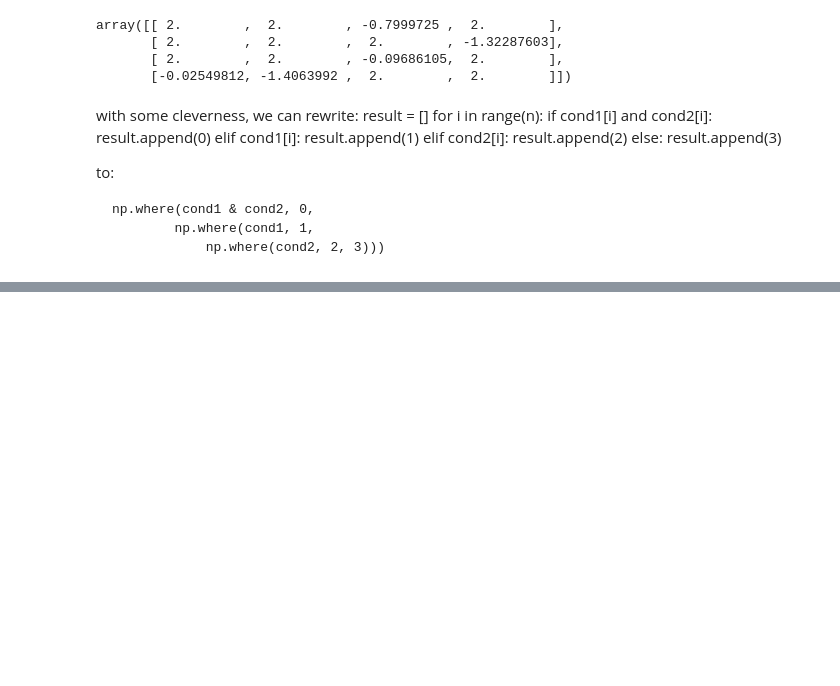
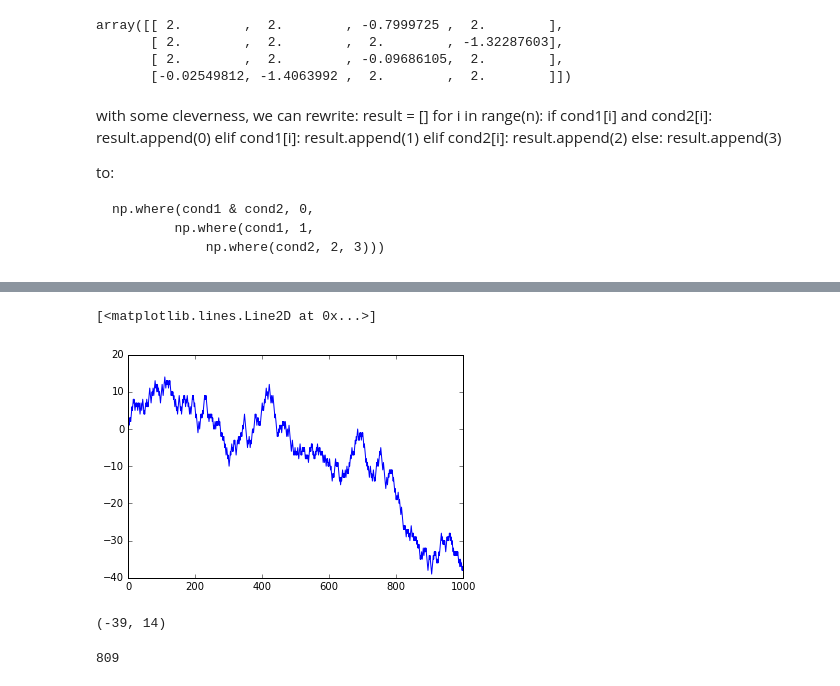
Before and after one commit to ja-vazquez/Python_compendium, a Jupyter notebook: Numpy.ipynb, the cells around one changed output, grey strips where cells are left out. Cells and saved outputs as stored; diff of their text form; code cells hidden in the pictures; blank space fills up the shorter version.

```diff
--- a/Numpy.ipynb
+++ b/Numpy.ipynb
@@ -471,0 +616,8 @@ to:
+# %%
+arr = np.random.randn(100)
+# %%
+j=0
+for i in arr:
+    if i> 0:
+        j+=1
+j
@@ -471,0 +866,14 @@ to:
+# %%
+plt.plot([i for i in np.arange(nsteps)], walk)
+# %% [output]
+[<matplotlib.lines.Line2D at 0x...>]
+[figure, added]
+# %%
+walk.min(), walk.max()
+# %% [output]
+(-39, 14)
+# %%
+# when it first crosses 10
+(np.abs(walk) >= 20).argmax()
+# %% [output]
+809
```
Also changed, not shown: parts of 73 cells of this notebook, 2 other files.
